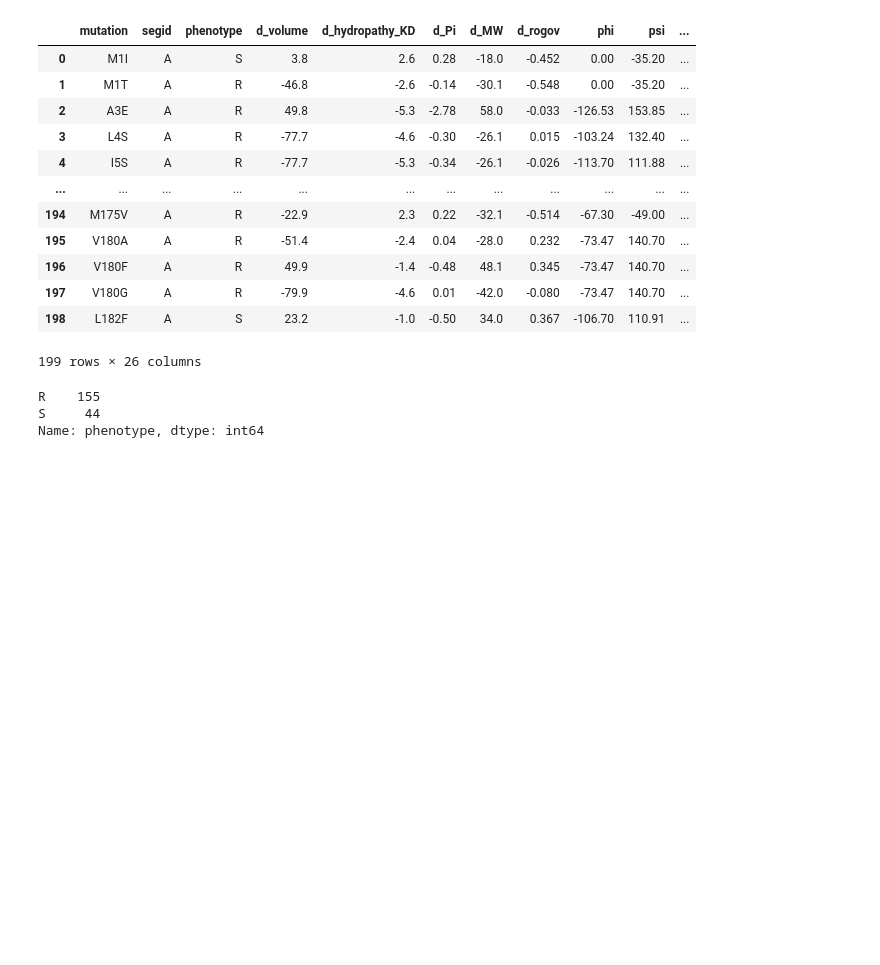
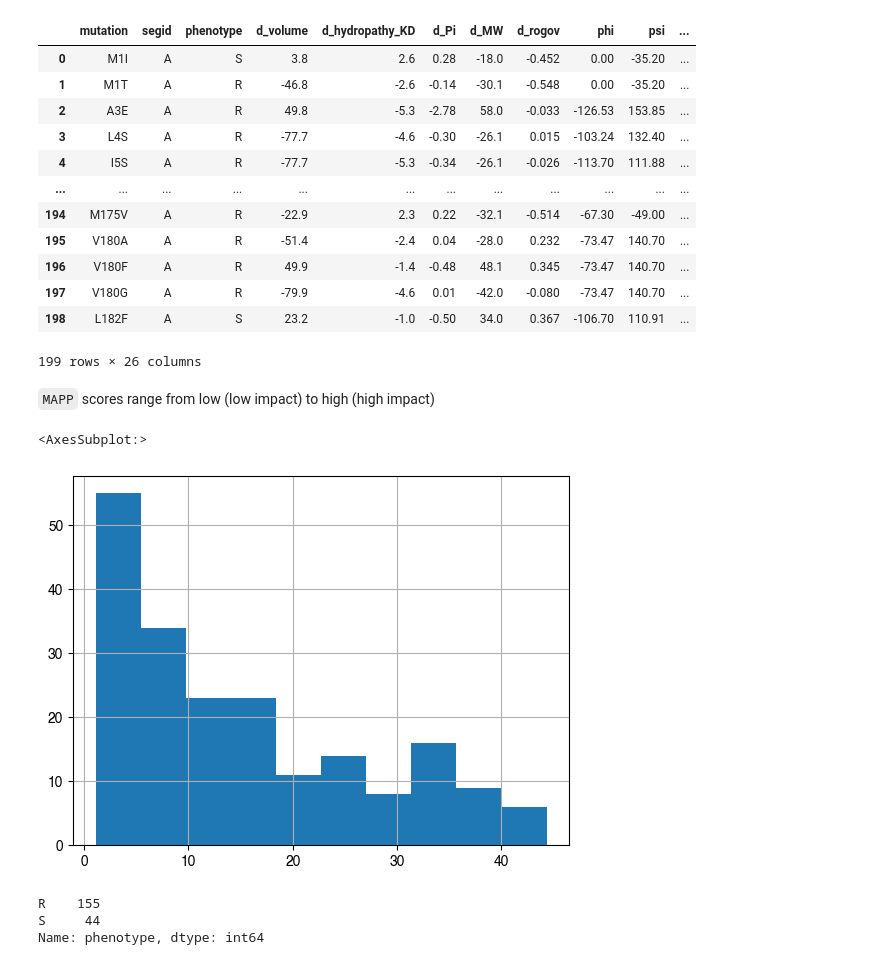
Before and after one commit to fowler-lab/predict-pyrazinamide-resistance, a Jupyter notebook: 06-add-features.ipynb, the cells around one changed output. Saved outputs shown, nothing was run; the diff lists cells and outputs as text; code cells hidden in the pictures; blank space fills up the shorter version.

```diff
--- a/06-add-features.ipynb
+++ b/06-add-features.ipynb
@@ -207,6 +214,13 @@ dataset.df
 | 197 | V180G | A | R | -79.9 | -4.6 | 0.01 | -42.0 | -0.080 | -73.47 | 140.70 | ... |
 | 198 | L182F | A | S | 23.2 | -1.0 | -0.50 | 34.0 | 0.367 | -106.70 | 110.91 | ... |
 199 rows × 26 columns
+# %% [markdown]
+`MAPP` scores range from low (low impact) to high (high impact)
+# %%
+dataset.df.mapp_score.hist()
+# %% [output]
+<AxesSubplot:>
+[figure, added]
 # %%
 dataset.df.phenotype.value_counts()
 # %% [output]
```
Also changed, not shown: parts of 2 cells of this notebook, 3 other files.
